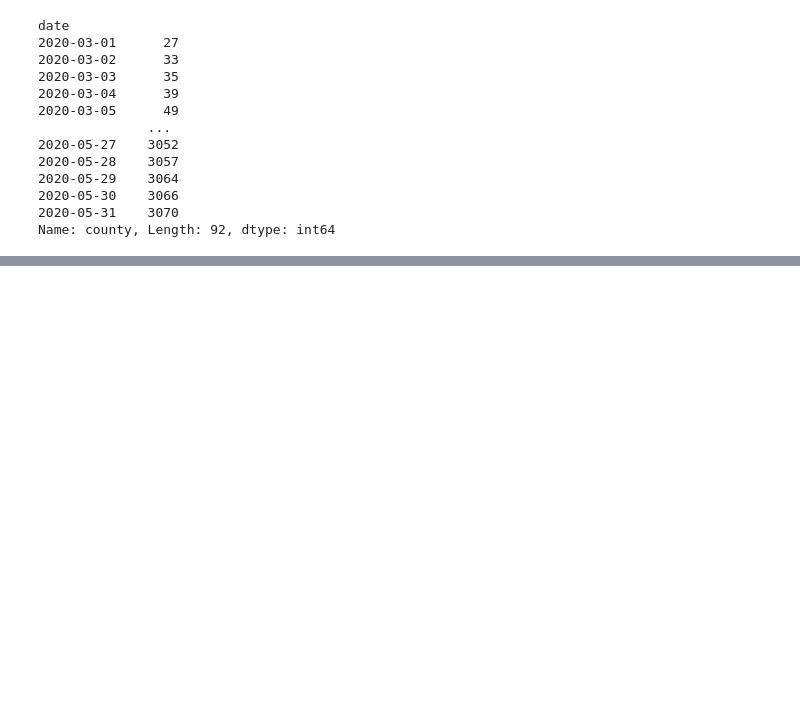
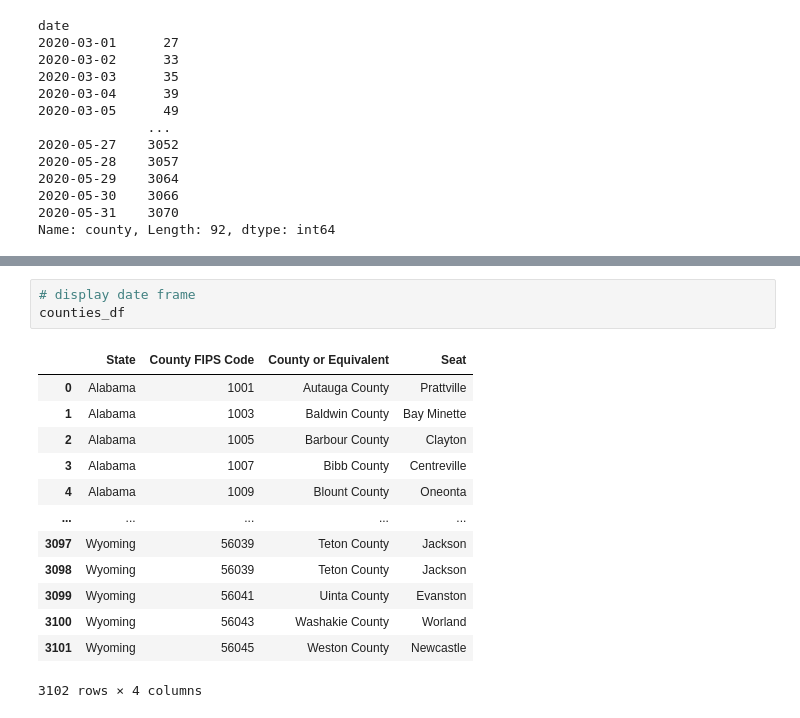
Before and after one commit to ryankracaw/project-one, a Jupyter notebook: spring.ipynb, the cells around one changed output, grey strips where cells are left out. Cells and saved outputs as stored; diff of their text form; blank space fills up the shorter version.

```diff
--- a/spring.ipynb
+++ b/spring.ipynb
@@ -119,0 +128,17 @@ plt.show()
+# %%
+# display date frame
+counties_df
+# %% [output]
+|  | State | County FIPS Code | County or Equivalent | Seat |
+| 0 | Alabama | 1001 | Autauga County | Prattville |
+| 1 | Alabama | 1003 | Baldwin County | Bay Minette |
+| 2 | Alabama | 1005 | Barbour County | Clayton |
+| 3 | Alabama | 1007 | Bibb County | Centreville |
+| 4 | Alabama | 1009 | Blount County | Oneonta |
+| ... | ... | ... | ... | ... |
+| 3097 | Wyoming | 56039 | Teton County | Jackson |
+| 3098 | Wyoming | 56039 | Teton County | Jackson |
+| 3099 | Wyoming | 56041 | Uinta County | Evanston |
+| 3100 | Wyoming | 56043 | Washakie County | Worland |
+| 3101 | Wyoming | 56045 | Weston County | Newcastle |
+3102 rows × 4 columns
```
Also changed, not shown: parts of 6 cells of this notebook.
